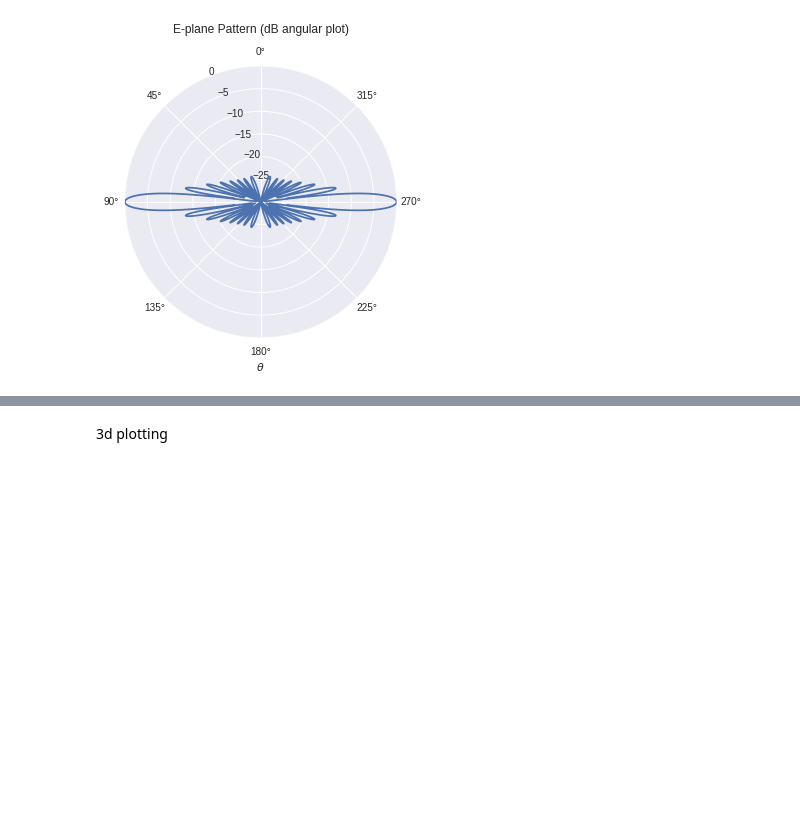
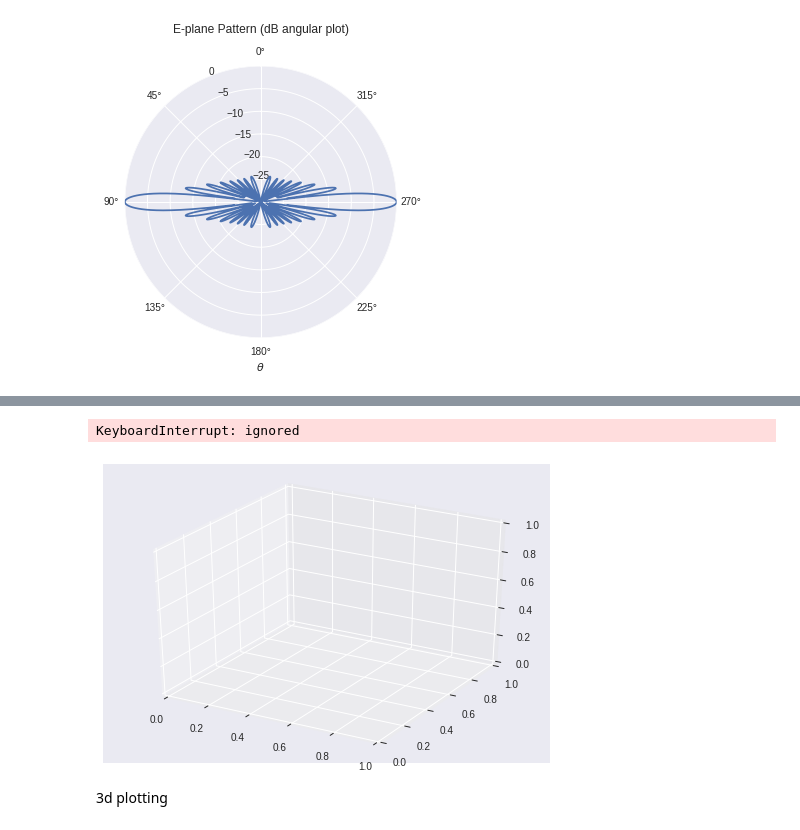
Before and after one commit to Zhaoxin-Hu/ECE222A, a Jupyter notebook: Homework 3.ipynb, the cells around one changed output, grey strips where cells are left out. Saved outputs shown, nothing was run; the diff lists cells and outputs as text; code cells hidden in the pictures; blank space fills up the shorter version.

```diff
--- a/Homework 3.ipynb
+++ b/Homework 3.ipynb
@@ -61,0 +65,13 @@ Text(0.5,0,'$\\theta$')
+# %%
+AFz_un_3d_max = np.max(np.max(AFz_un(theta2d, phi2d)))
+AFz_n_3d = AFz_un(theta2d,phi2d)/AFz_un_3d_max
+AFz_dB_3d = 20*np.log10(AFz_n_3d)
+
+Pz_un_3d_max = np.max(np.max(Pz_un(theta2d, phi2d)))
+Pz_n_3d = Pz_un(theta2d,phi2d)/Pz_un_3d_max
+Pz_dB_3d = 20*np.log10(Pz_n_3d)
+# %%
+R = AFz_n_3d
+X = R * np.sin(theta2d) * np.cos(phi2d)
+Y = R * np.sin(theta2d) * np.sin(phi2d)
+Z = R * np.cos(theta2d)
@@ -62,3 +102,11 @@ Text(0.5,0,'$\\theta$')
+# %%
+fig = plt.figure()
+ax = plt.axes(projection='3d')
+ax.plot_surface(X, Y, Z, rstride=1, cstride=1, edgecolor='none', alpha = 0.5)
+ax.set_title('surface');
+# %% [output]
+KeyboardInterrupt: ignored
+[figure, added]
 # %% [markdown]
 3d plotting
 # %%
```
Also changed, not shown: parts of 9 cells of this notebook.
